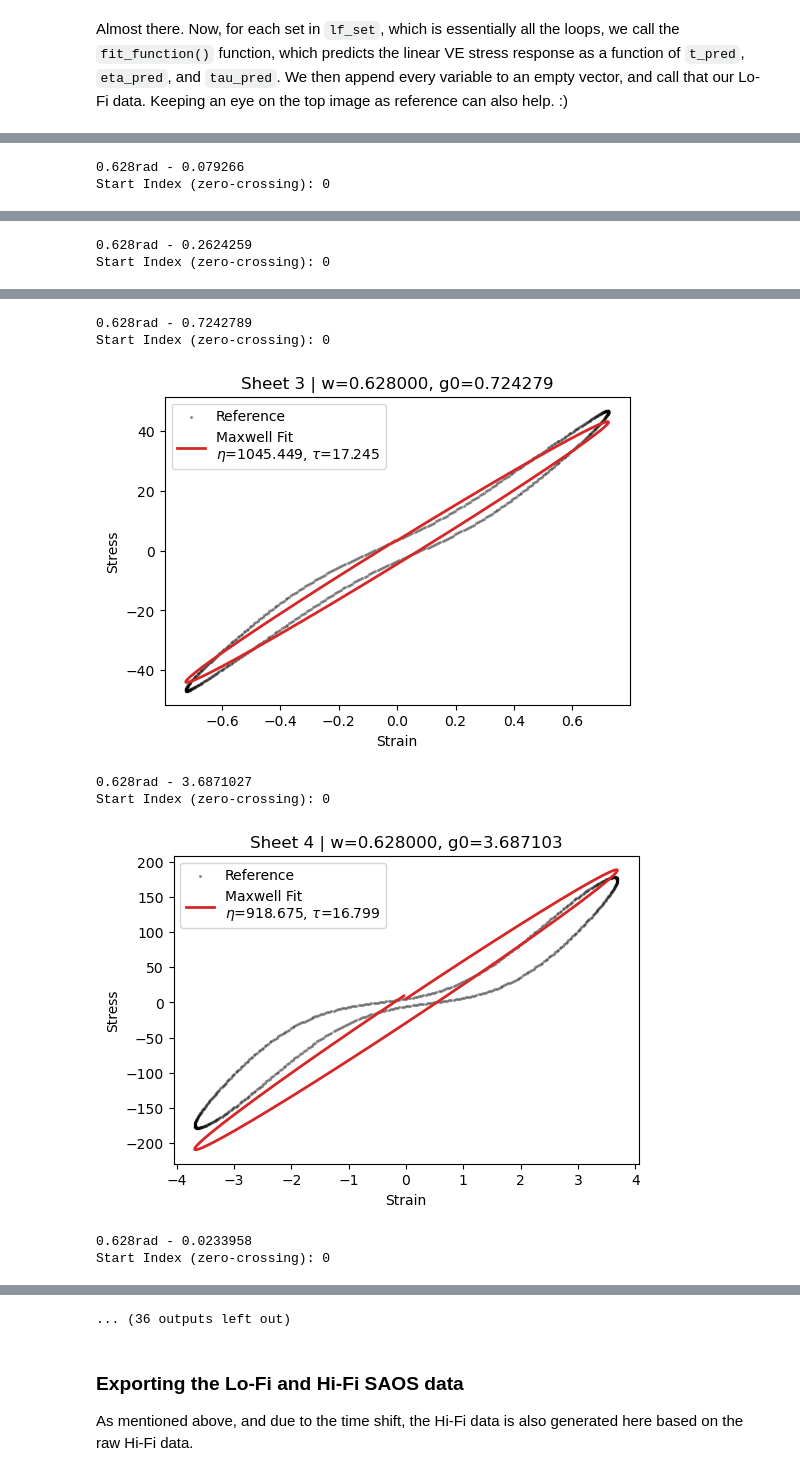
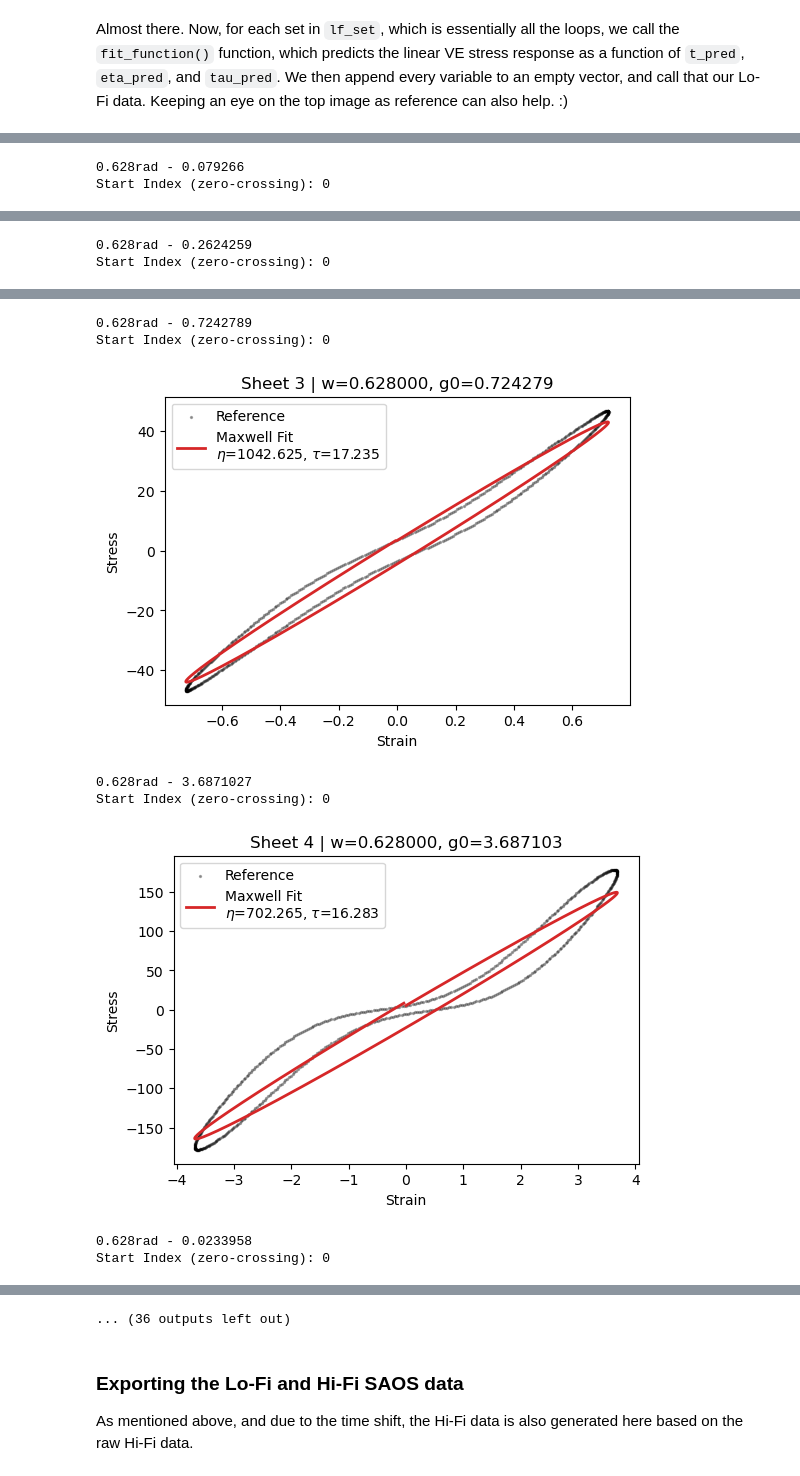
Before and after one commit to alan-ze/PunLab, a Jupyter notebook: mfnn/notebooks/Main_LF_SAOS.ipynb, the cells around one changed output, grey strips where cells are left out. Saved outputs shown, nothing was run; the diff lists cells and outputs as text; code cells hidden in the pictures.

```diff
--- a/mfnn/notebooks/Main_LF_SAOS.ipynb
+++ b/mfnn/notebooks/Main_LF_SAOS.ipynb
@@ -95,6 +95,11 @@ For this sheet, $\tau$ and $\eta$ are 0.16183 and0.14525, respectively. We do th
 Y_fit_list = []
 X_fit_list = []
 y0_fit_list = []
+
+# Lookup dict keyed by sheet index  # NOTE: Added this to fix lf_set array. Maybe remove list?
+X_fit_dict  = {}   # sheet_idx -> [omega, g0]
+Y_fit_dict  = {}   # sheet_idx -> [eta, tau]
+y0_fit_dict = {}   # sheet_idx -> y0
 
 
 # Define the ODE function (relies on global g0, omega, which we update in the loop)
@@ -172,6 +177,10 @@ for i in range(len(data)):
     X_fit_list.append([omega, g0])  # X_fit stores [omega, g0]
     y0_fit_list.append(y0)  # y0_fit stores the initial stress
 
+    X_fit_dict[i]  = [omega, g0]
+    Y_fit_dict[i]  = [eta_fit, tau_fit]
+    y0_fit_dict[i] = y0
+
     # Plot
     y_predicted = fit_function(t, eta_fit, tau_fit, y0, g0, omega, tmax, wmax)
 
@@ -458,9 +631,9 @@ Final sampled data points: 744
 # %% [markdown]
 Almost there. Now, for each set in `lf_set`, which is essentially all the loops, we call the `fit_function()` function, which predicts the linear VE stress response as a function of `t_pred`, `eta_pred`, and `tau_pred`. We then append every variable to an empty vector, and call that our Lo-Fi data. Keeping an eye on the top image as reference can also help. :)
 # %%
-y000 = y0_fit
-g00 = X_fit[:,1]
-omega0 = X_fit[:,0]
+# y000 = y0_fit  # NOTE: Replaced with dictionary
+# g00 = X_fit[:,1]
+# omega0 = X_fit[:,0]
 lf_set = indices
 N_exp = int(10.*len(s_hf_sampled)/len(lf_set))  # Desired ratio of LF to HF data points
 
@@ -470,12 +643,15 @@ t_lf_list, g0_lf_list, w_lf_list, g_lf_list, gdot_lf_list, s_lf_list = [], [], [
 for i in lf_set:
     t_test, g0_test, w_test, s_test, st_test, sr_test = extractor(i)
 
-    omega = omega0[i]
-    g0 = g00[i]
-    y0 = y000[i]
+    omega, g0 = X_fit_dict[i]
+    y0 = y0_fit_dict[i]
 
     X_pred = np.reshape([omega, g0], (1,-1))
-    eta_pred, tau_pred = best_model.predict(X_pred)[0]
+    X_pred_l = np.log(X_pred)
+    eta_pred_l = best_eta_model.predict(X_pred_l)[0]
+    tau_pred_l = best_tau_model.predict(X_pred_l)[0]
+    eta_pred = np.exp(eta_pred_l)
+    tau_pred = np.exp(tau_pred_l)
 
     t_pred = np.linspace(min(t_test), max(t_test), N_exp)
     Y_pred = fit_function(t_pred, eta_pred, tau_pred, y0, g0, omega, tmax=1, wmax=1)
@@ -510,11 +686,11 @@ Start Index (zero-crossing): 0
 0.628rad - 0.2624259
 Start Index (zero-crossing): 0
 [figure]
 0.628rad - 0.7242789
 Start Index (zero-crossing): 0
 [figure]
 0.628rad - 3.6871027
 Start Index (zero-crossing): 0
-[figure, old version]
+[figure, new version]
 0.628rad - 0.0233958
 Start Index (zero-crossing): 0
```
Also changed, not shown: parts of 5 cells of this notebook, 3 other files.
